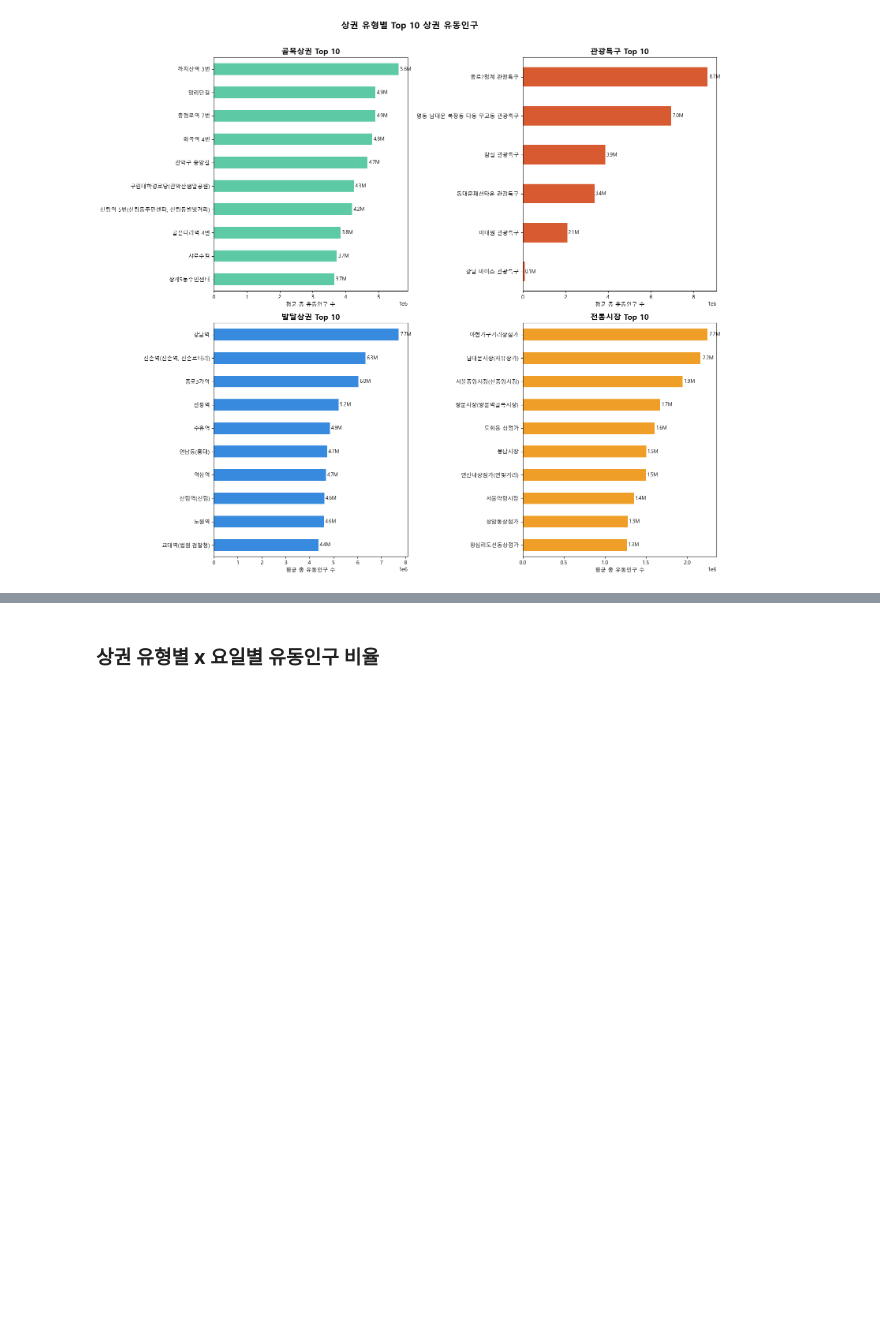
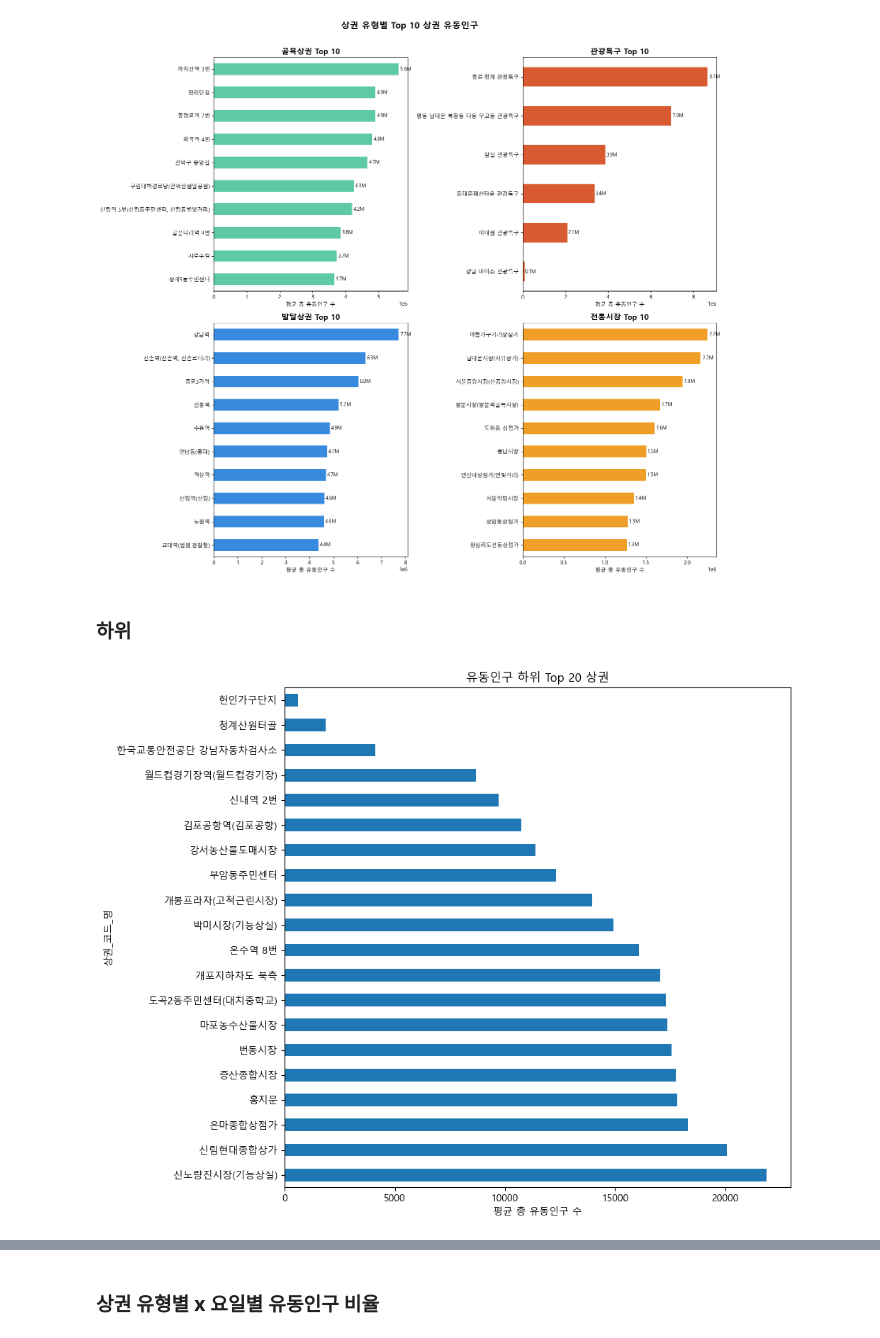
Before and after one commit to sonjiwoo-creator/seouldf, a Jupyter notebook: notebooks/jeongyeon_eda.ipynb, the cells around one changed output, grey strips where cells are left out. Saved outputs shown, nothing was run; the diff lists cells and outputs as text; code cells hidden in the pictures; blank space fills up the shorter version.

```diff
--- a/notebooks/jeongyeon_eda.ipynb
+++ b/notebooks/jeongyeon_eda.ipynb
@@ -358,6 +542,8 @@ import matplotlib.font_manager as fm
 # 한글 폰트 설정 (환경에 맞게 조정)
 plt.rcParams['font.family'] = 'Malgun Gothic'
 plt.rcParams['axes.unicode_minus'] = False
+# %%
+df['상권_코드_명'] = df['상권_코드_명'].str.replace('?', '·', regex=False)
 # %%
 # 상권별 평균 유동인구 (분기 여러 개 있으므로 평균 사용)
 top_n = (df.groupby('상권_코드_명')['총_유동인구_수']
@@ -413,3 +599,19 @@ plt.tight_layout()
 plt.show()
 # %% [output]
 [figure]
+# %% [markdown]
+### 하위
+# %%
+# 상권별 평균 유동인구 (분기 여러 개 있으므로 평균 사용)
+top_n = (df.groupby('상권_코드_명')['총_유동인구_수']
+           .mean()
+           .sort_values(ascending=True)
+           .head(20))
+
+top_n.sort_values(ascending=False).plot(kind='barh', figsize=(10, 8))
+plt.xlabel('평균 총 유동인구 수')
+plt.title('유동인구 하위 Top 20 상권')
+plt.tight_layout()
+plt.show()
+# %% [output]
+[figure, added]
```
Also changed, not shown: parts of 33 cells of this notebook.
